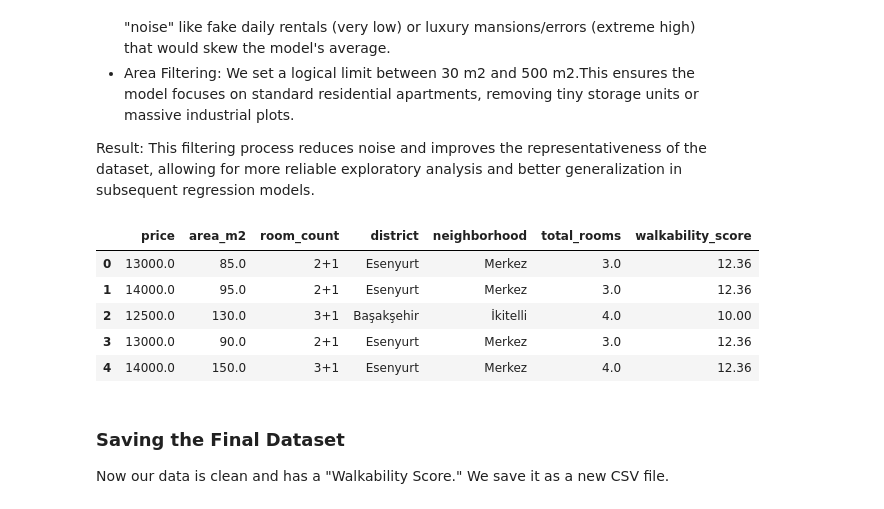
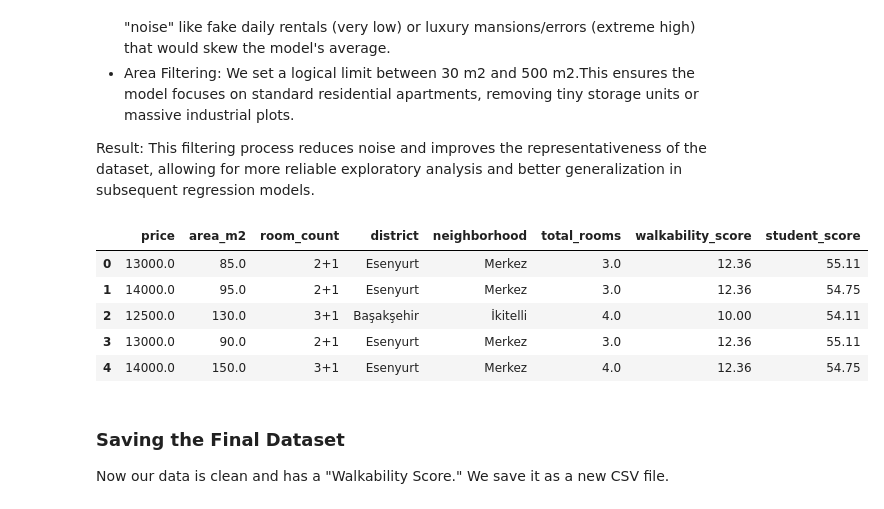
Before and after one commit to oykutugana/istanbul-rent-walkability-analysis, a Jupyter notebook: notebooks/P1_EDA.ipynb, the cells around one changed output. Cells and saved outputs as stored; diff of their text form; code cells hidden in the pictures.

```diff
--- a/notebooks/P1_EDA.ipynb
+++ b/notebooks/P1_EDA.ipynb
@@ -354,25 +416,25 @@ What we do:
 
 Result: This filtering process reduces noise and improves the representativeness of the dataset, allowing for more reliable exploratory analysis and better generalization in subsequent regression models.
 # %%
-df = pd.read_csv('../data/istanbul_emlak_walkability.csv')
+df = pd.read_csv('../data/istanbul_emlak_student.csv')
 
 # Null veya kritik verisi eksik olan satirlari sil. (Fiyat ve metrekare olmayan satirlar isimize yaramaz)
 df = df.dropna(subset=['price', 'area_m2', 'district'])
 
 # Outliers: Istanbul icin gercekci olmayan kira ve metrekare
 df = df[(df['price'] > 5000) & (df['price'] < 200000)] # 5k altı ve 200k ustu gitsin
 df = df[(df['area_m2'] > 30) & (df['area_m2'] < 500)] # 30m2 alti ve 500m2 ustu gitsin
 
 # Sonuclari kontrol et
 print(f"Temizlik sonrası kalan ilan sayısı: {len(df)}")
 df.head()
 # %% [output]
-|  | price | area_m2 | room_count | district | neighborhood | total_rooms | walkability_score |
-| 0 | 13000.0 | 85.0 | 2+1 | Esenyurt | Merkez | 3.0 | 12.36 |
-| 1 | 14000.0 | 95.0 | 2+1 | Esenyurt | Merkez | 3.0 | 12.36 |
-| 2 | 12500.0 | 130.0 | 3+1 | Başakşehir | İkitelli | 4.0 | 10.00 |
-| 3 | 13000.0 | 90.0 | 2+1 | Esenyurt | Merkez | 3.0 | 12.36 |
-| 4 | 14000.0 | 150.0 | 3+1 | Esenyurt | Merkez | 4.0 | 12.36 |
+|  | price | area_m2 | room_count | district | neighborhood | total_rooms | walkability_score | student_score |
+| 0 | 13000.0 | 85.0 | 2+1 | Esenyurt | Merkez | 3.0 | 12.36 | 55.11 |
+| 1 | 14000.0 | 95.0 | 2+1 | Esenyurt | Merkez | 3.0 | 12.36 | 54.75 |
+| 2 | 12500.0 | 130.0 | 3+1 | Başakşehir | İkitelli | 4.0 | 10.00 | 54.11 |
+| 3 | 13000.0 | 90.0 | 2+1 | Esenyurt | Merkez | 3.0 | 12.36 | 55.11 |
+| 4 | 14000.0 | 150.0 | 3+1 | Esenyurt | Merkez | 4.0 | 12.36 | 54.75 |
 # %% [markdown]
 ### Saving the Final Dataset
 Now our data is clean and has a "Walkability Score."
```
Also changed, not shown: parts of 45 cells of this notebook, 6 other files.
